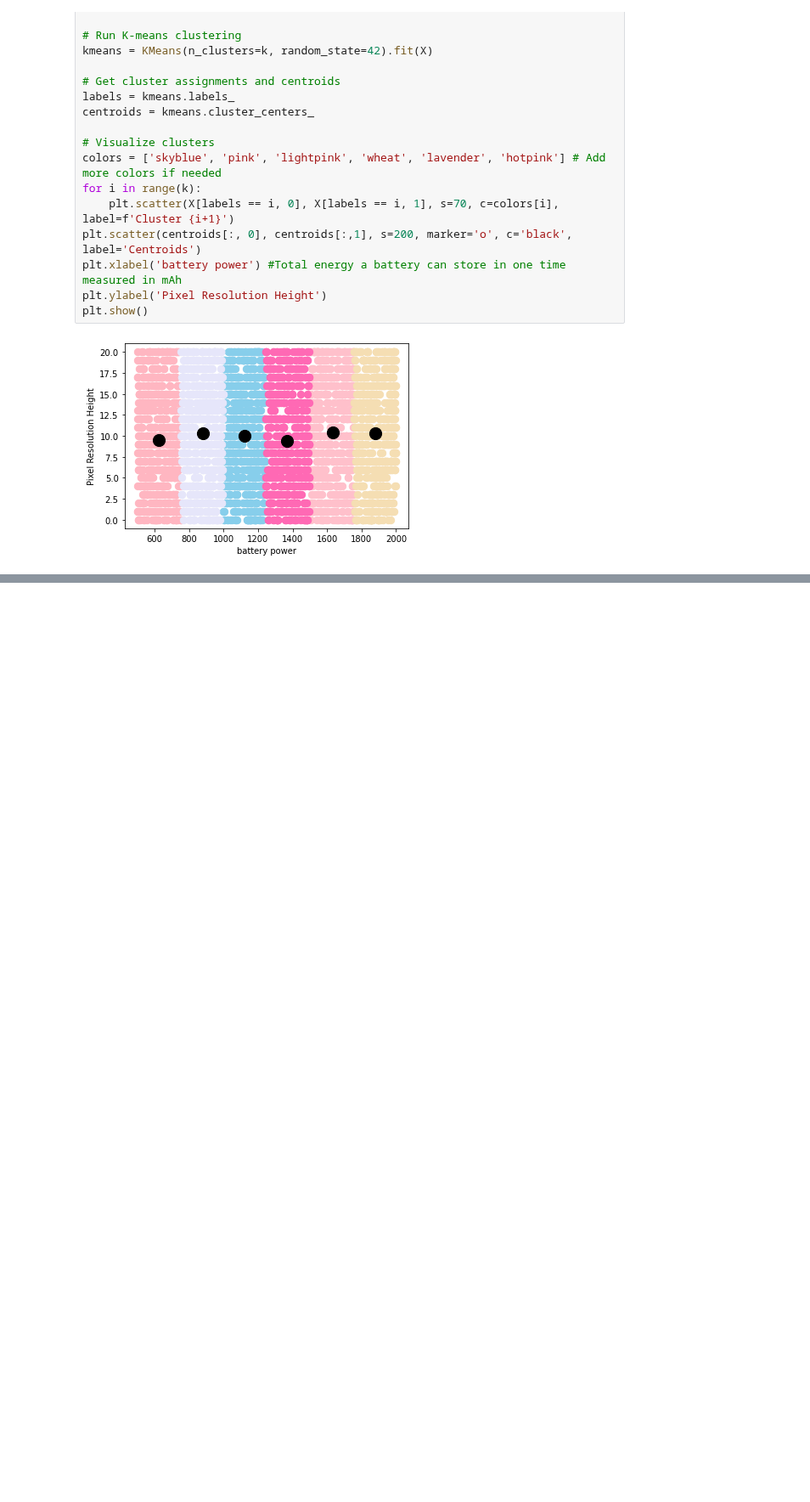
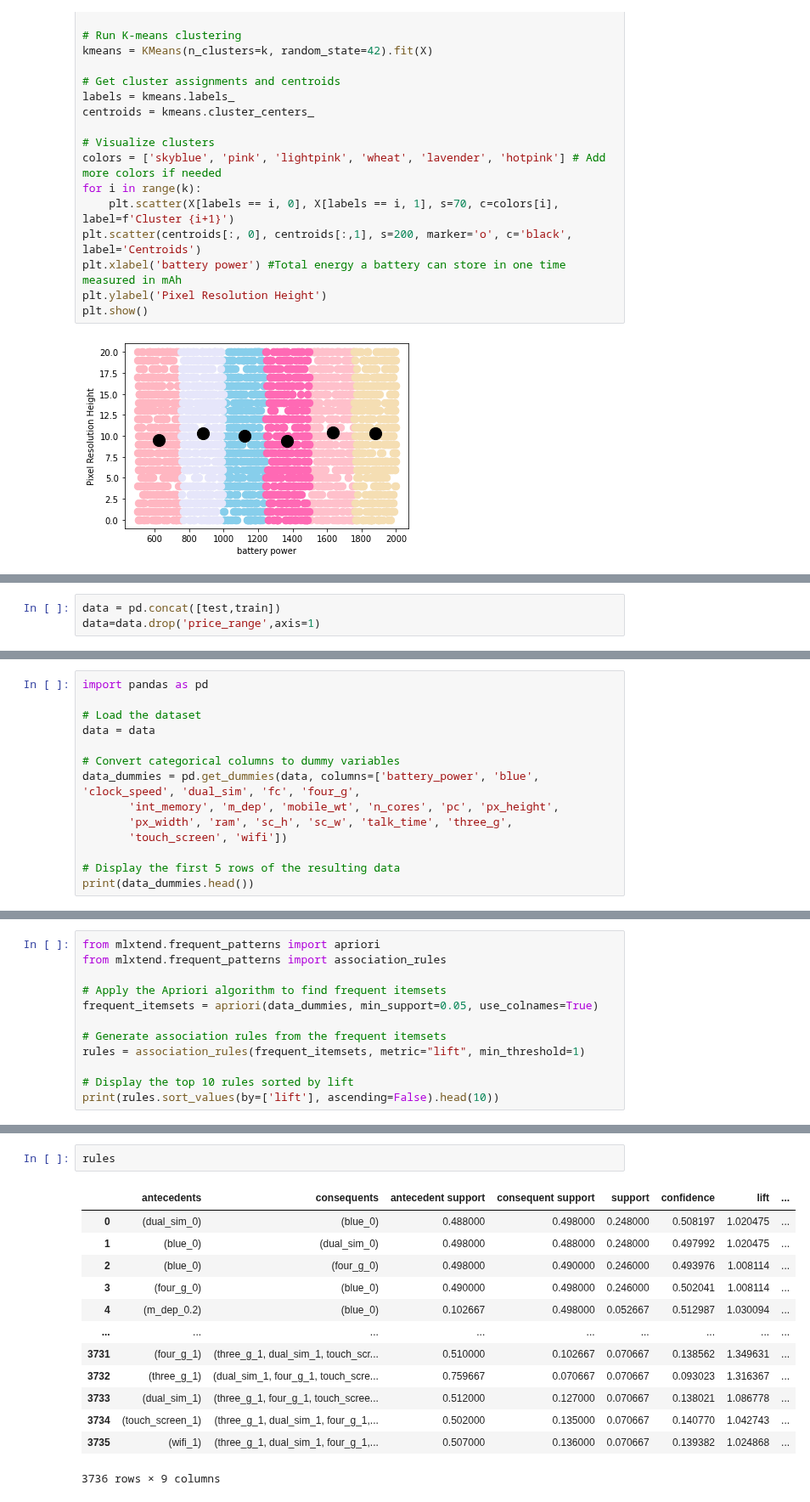
Before and after one commit to sucheerarighthere/bsc_dpdm22, a Jupyter notebook: Project.ipynb, the cells around one changed output, grey strips where cells are left out. Shown at 85% size. Drawn from its saved outputs; the diff is of its cells as text; blank space fills up the shorter version.

Commit message:
till association

```diff
--- a/Project.ipynb
+++ b/Project.ipynb
@@ -340,0 +345,3 @@ plt.show()
+# %%
+data = pd.concat([test,train])
+data=data.drop('price_range',axis=1)
@@ -340,0 +356,14 @@ plt.show()
+# %%
+import pandas as pd
+
+# Load the dataset
+data = data
+
+# Convert categorical columns to dummy variables
+data_dummies = pd.get_dummies(data, columns=['battery_power', 'blue', 'clock_speed', 'dual_sim', 'fc', 'four_g',
+       'int_memory', 'm_dep', 'mobile_wt', 'n_cores', 'pc', 'px_height',
+       'px_width', 'ram', 'sc_h', 'sc_w', 'talk_time', 'three_g',
+       'touch_screen', 'wifi'])
+
+# Display the first 5 rows of the resulting data
+print(data_dummies.head())
@@ -340,0 +404,12 @@ plt.show()
+# %%
+from mlxtend.frequent_patterns import apriori
+from mlxtend.frequent_patterns import association_rules
+
+# Apply the Apriori algorithm to find frequent itemsets
+frequent_itemsets = apriori(data_dummies, min_support=0.05, use_colnames=True)
+
+# Generate association rules from the frequent itemsets
+rules = association_rules(frequent_itemsets, metric="lift", min_threshold=1)
+
+# Display the top 10 rules sorted by lift
+print(rules.sort_values(by=['lift'], ascending=False).head(10))
@@ -340,0 +434,16 @@ plt.show()
+# %%
+rules
+# %% [output]
+|  | antecedents | consequents | antecedent support | consequent support | support | confidence | lift | ... |
+| 0 | (dual_sim_0) | (blue_0) | 0.488000 | 0.498000 | 0.248000 | 0.508197 | 1.020475 | ... |
+| 1 | (blue_0) | (dual_sim_0) | 0.498000 | 0.488000 | 0.248000 | 0.497992 | 1.020475 | ... |
+| 2 | (blue_0) | (four_g_0) | 0.498000 | 0.490000 | 0.246000 | 0.493976 | 1.008114 | ... |
+| 3 | (four_g_0) | (blue_0) | 0.490000 | 0.498000 | 0.246000 | 0.502041 | 1.008114 | ... |
+| 4 | (m_dep_0.2) | (blue_0) | 0.102667 | 0.498000 | 0.052667 | 0.512987 | 1.030094 | ... |
+| ... | ... | ... | ... | ... | ... | ... | ... | ... |
+| 3731 | (four_g_1) | (three_g_1, dual_sim_1, touch_scr... | 0.510000 | 0.102667 | 0.070667 | 0.138562 | 1.349631 | ... |
+| 3732 | (three_g_1) | (dual_sim_1, four_g_1, touch_scre... | 0.759667 | 0.070667 | 0.070667 | 0.093023 | 1.316367 | ... |
+| 3733 | (dual_sim_1) | (three_g_1, four_g_1, touch_scree... | 0.512000 | 0.127000 | 0.070667 | 0.138021 | 1.086778 | ... |
+| 3734 | (touch_screen_1) | (three_g_1, dual_sim_1, four_g_1,... | 0.502000 | 0.135000 | 0.070667 | 0.140770 | 1.042743 | ... |
+| 3735 | (wifi_1) | (three_g_1, dual_sim_1, four_g_1,... | 0.507000 | 0.136000 | 0.070667 | 0.139382 | 1.024868 | ... |
+3736 rows × 9 columns
```
Also changed, not shown: parts of 7 cells of this notebook.
